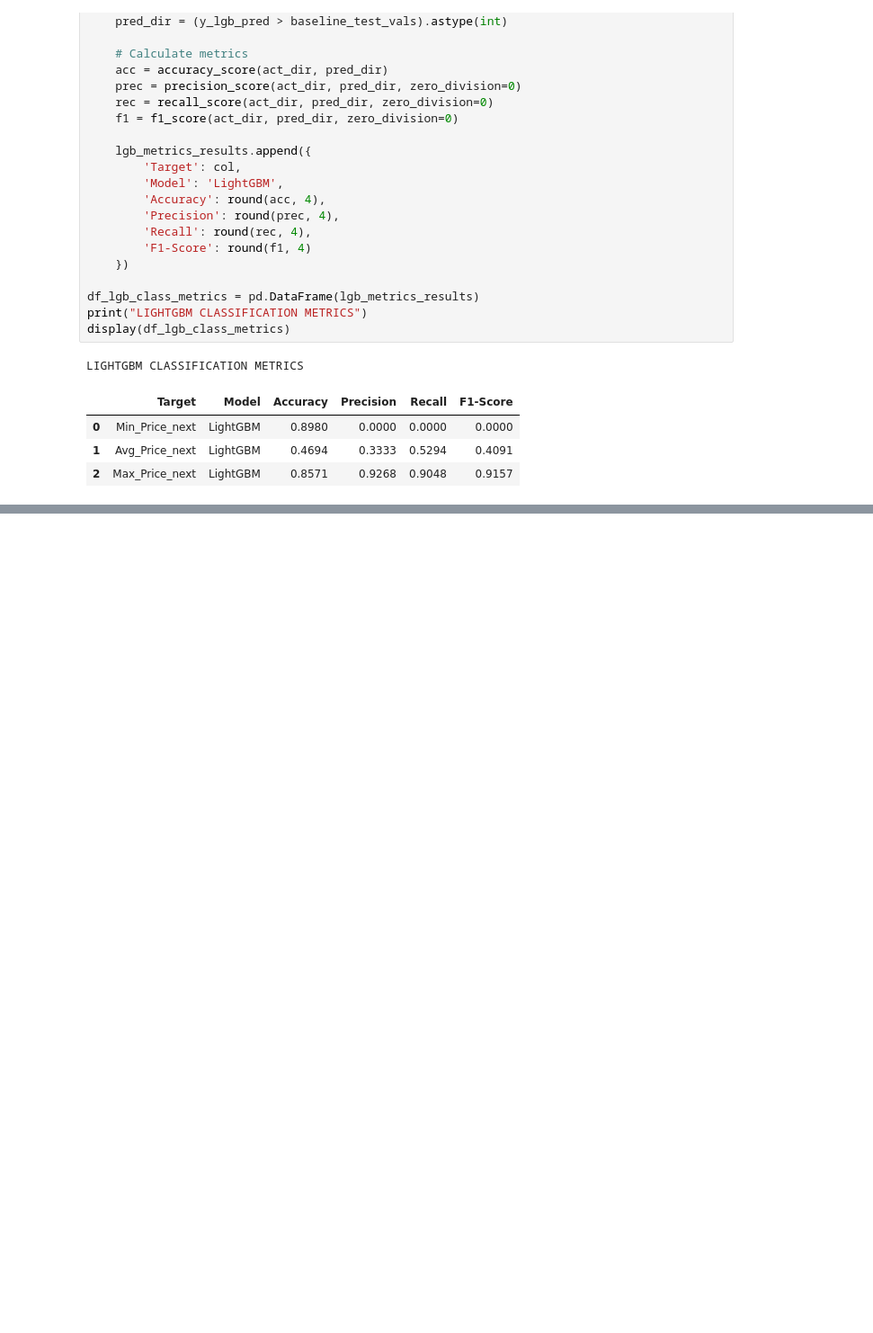
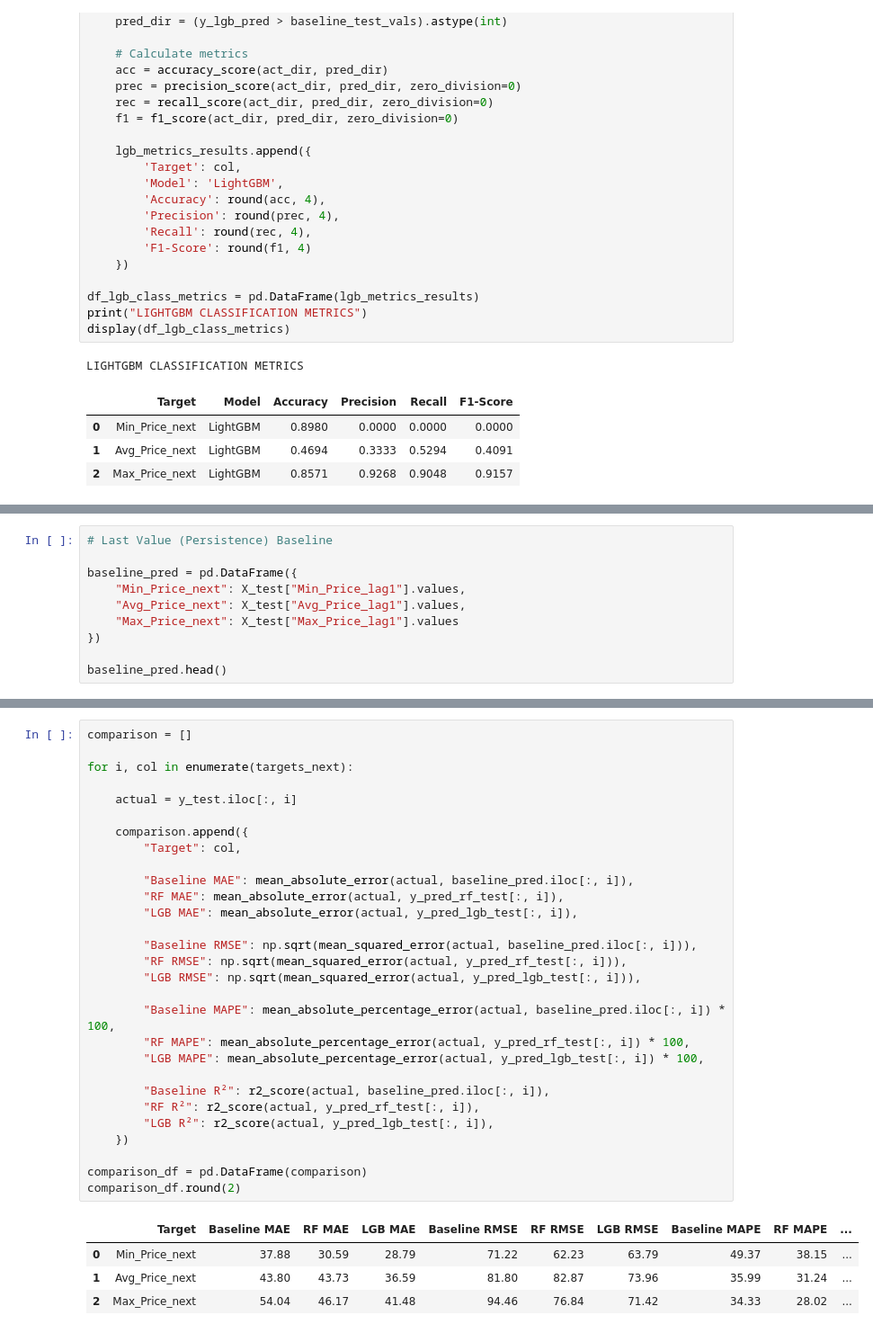
Before and after one commit to Sristy09/Multi-Target-Price-Forecasting, a Jupyter notebook: 05_Multitarget_forecasting.ipynb, the cells around one changed output, grey strips where cells are left out. Shown at 90% size. Cells and saved outputs as stored; diff of their text form; blank space fills up the shorter version.

Commit message:
Update multi-target forecasting results and data processing

```diff
--- a/05_Multitarget_forecasting.ipynb
+++ b/05_Multitarget_forecasting.ipynb
@@ -379,0 +380,10 @@ CLASSIFICATION METRICS COMPARISON (RF vs LightGBM)
+# %%
+# Last Value (Persistence) Baseline
+
+baseline_pred = pd.DataFrame({
+    "Min_Price_next": X_test["Min_Price_lag1"].values,
+    "Avg_Price_next": X_test["Avg_Price_lag1"].values,
+    "Max_Price_next": X_test["Max_Price_lag1"].values
+})
+
+baseline_pred.head()
@@ -379,0 +427,34 @@ CLASSIFICATION METRICS COMPARISON (RF vs LightGBM)
+# %%
+comparison = []
+
+for i, col in enumerate(targets_next):
+
+    actual = y_test.iloc[:, i]
+
+    comparison.append({
+        "Target": col,
+
+        "Baseline MAE": mean_absolute_error(actual, baseline_pred.iloc[:, i]),
+        "RF MAE": mean_absolute_error(actual, y_pred_rf_test[:, i]),
+        "LGB MAE": mean_absolute_error(actual, y_pred_lgb_test[:, i]),
+
+        "Baseline RMSE": np.sqrt(mean_squared_error(actual, baseline_pred.iloc[:, i])),
+        "RF RMSE": np.sqrt(mean_squared_error(actual, y_pred_rf_test[:, i])),
+        "LGB RMSE": np.sqrt(mean_squared_error(actual, y_pred_lgb_test[:, i])),
+
+        "Baseline MAPE": mean_absolute_percentage_error(actual, baseline_pred.iloc[:, i]) * 100,
+        "RF MAPE": mean_absolute_percentage_error(actual, y_pred_rf_test[:, i]) * 100,
+        "LGB MAPE": mean_absolute_percentage_error(actual, y_pred_lgb_test[:, i]) * 100,
+
+        "Baseline R²": r2_score(actual, baseline_pred.iloc[:, i]),
+        "RF R²": r2_score(actual, y_pred_rf_test[:, i]),
+        "LGB R²": r2_score(actual, y_pred_lgb_test[:, i]),
+    })
+
+comparison_df = pd.DataFrame(comparison)
+comparison_df.round(2)
+# %% [output]
+|  | Target | Baseline MAE | RF MAE | LGB MAE | Baseline RMSE | RF RMSE | LGB RMSE | Baseline MAPE | RF MAPE | ... |
+| 0 | Min_Price_next | 37.88 | 30.59 | 28.79 | 71.22 | 62.23 | 63.79 | 49.37 | 38.15 | ... |
+| 1 | Avg_Price_next | 43.80 | 43.73 | 36.59 | 81.80 | 82.87 | 73.96 | 35.99 | 31.24 | ... |
+| 2 | Max_Price_next | 54.04 | 46.17 | 41.48 | 94.46 | 76.84 | 71.42 | 34.33 | 28.02 | ... |
```
Also changed, not shown: parts of 10 cells of this notebook, 7 other files.
